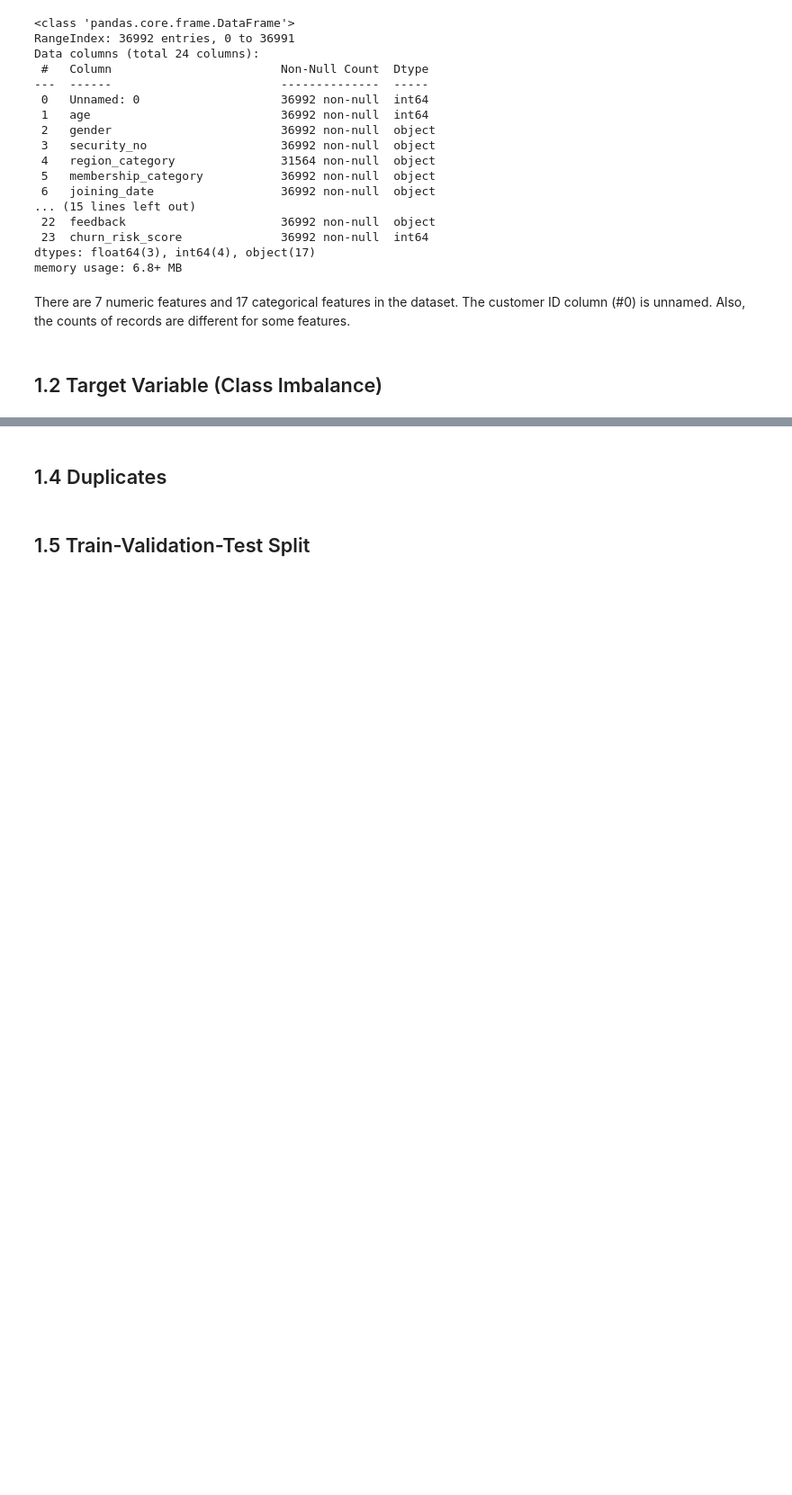
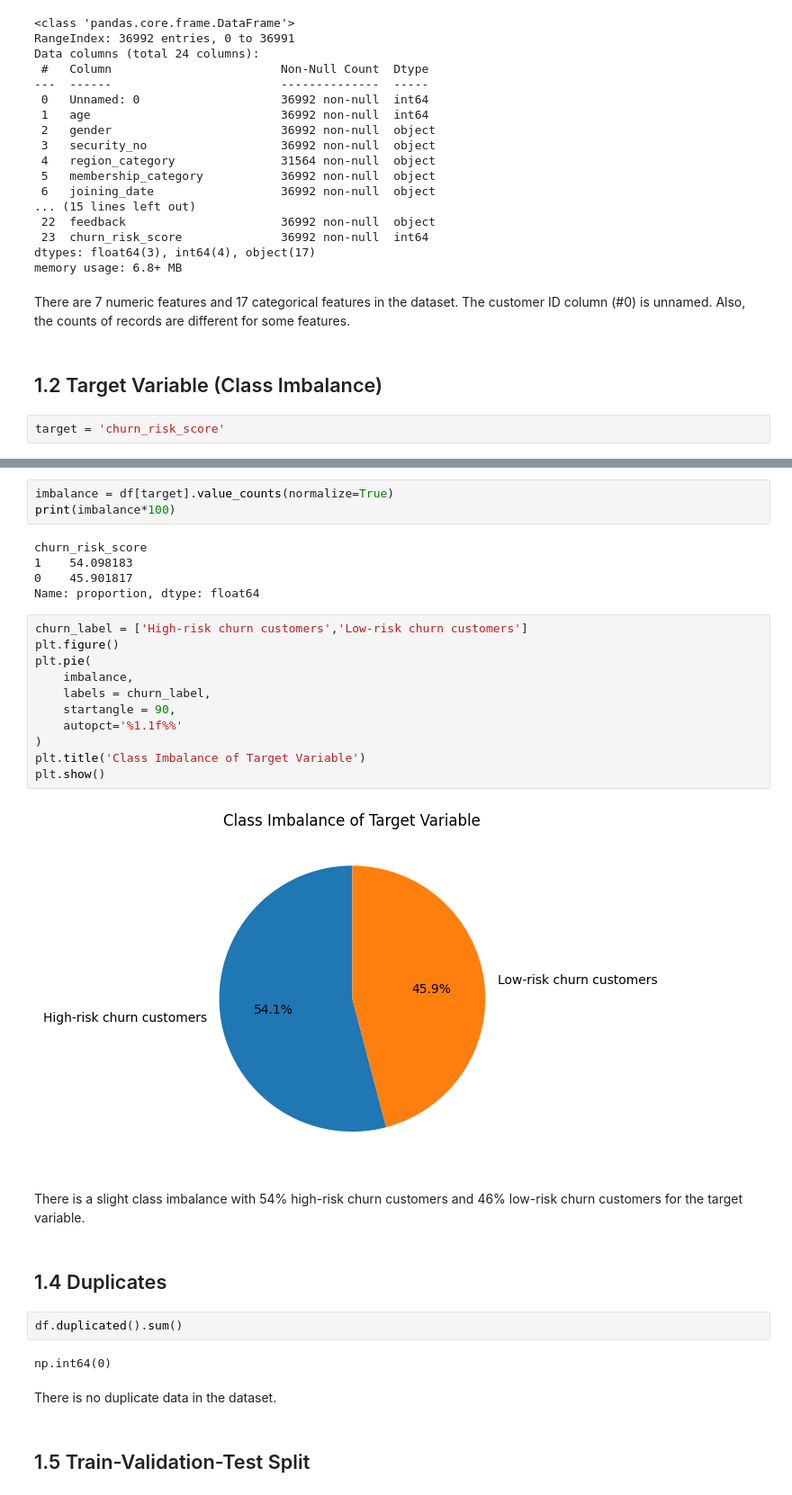
Before and after one commit to CMPE252/customer-churn-prediction, a Jupyter notebook: CMPE_252_Customer_Churn_Prediction.ipynb, the cells around one changed output, grey strips where cells are left out. Shown at 90% size. Drawn from its saved outputs; the diff is of its cells as text; blank space fills up the shorter version.

```diff
--- a/CMPE_252_Customer_Churn_Prediction.ipynb
+++ b/CMPE_252_Customer_Churn_Prediction.ipynb
@@ -82,3 +82,5 @@ memory usage: 6.8+ MB
 There are 7 numeric features and 17 categorical features in the dataset. The customer ID column (#0) is unnamed. Also, the counts of records are different for some features.
 # %% [markdown]
 ## 1.2 Target Variable (Class Imbalance)
+# %%
+target = 'churn_risk_score'
@@ -85,4 +97,33 @@ There are 7 numeric features and 17 categorical features in the dataset. The cus
+# %%
+imbalance = df[target].value_counts(normalize=True)
+print(imbalance*100)
+# %% [output]
+churn_risk_score
+1    54.098183
+0    45.901817
+Name: proportion, dtype: float64
+# %%
+churn_label = ['High-risk churn customers','Low-risk churn customers']
+plt.figure()
+plt.pie(
+    imbalance,
+    labels = churn_label,
+    startangle = 90,
+    autopct='%1.1f%%'
+)
+plt.title('Class Imbalance of Target Variable')
+plt.show()
+# %% [output]
+[figure, added]
+# %% [markdown]
+There is a slight class imbalance with 54% high-risk churn customers and 46% low-risk churn customers for the target variable.
 # %% [markdown]
 ## 1.4 Duplicates
+# %%
+df.duplicated().sum()
+# %% [output]
+np.int64(0)
+# %% [markdown]
+There is no duplicate data in the dataset.
 # %% [markdown]
 ## 1.5 Train-Validation-Test Split
```
Also changed, not shown: parts of 43 cells of this notebook.
